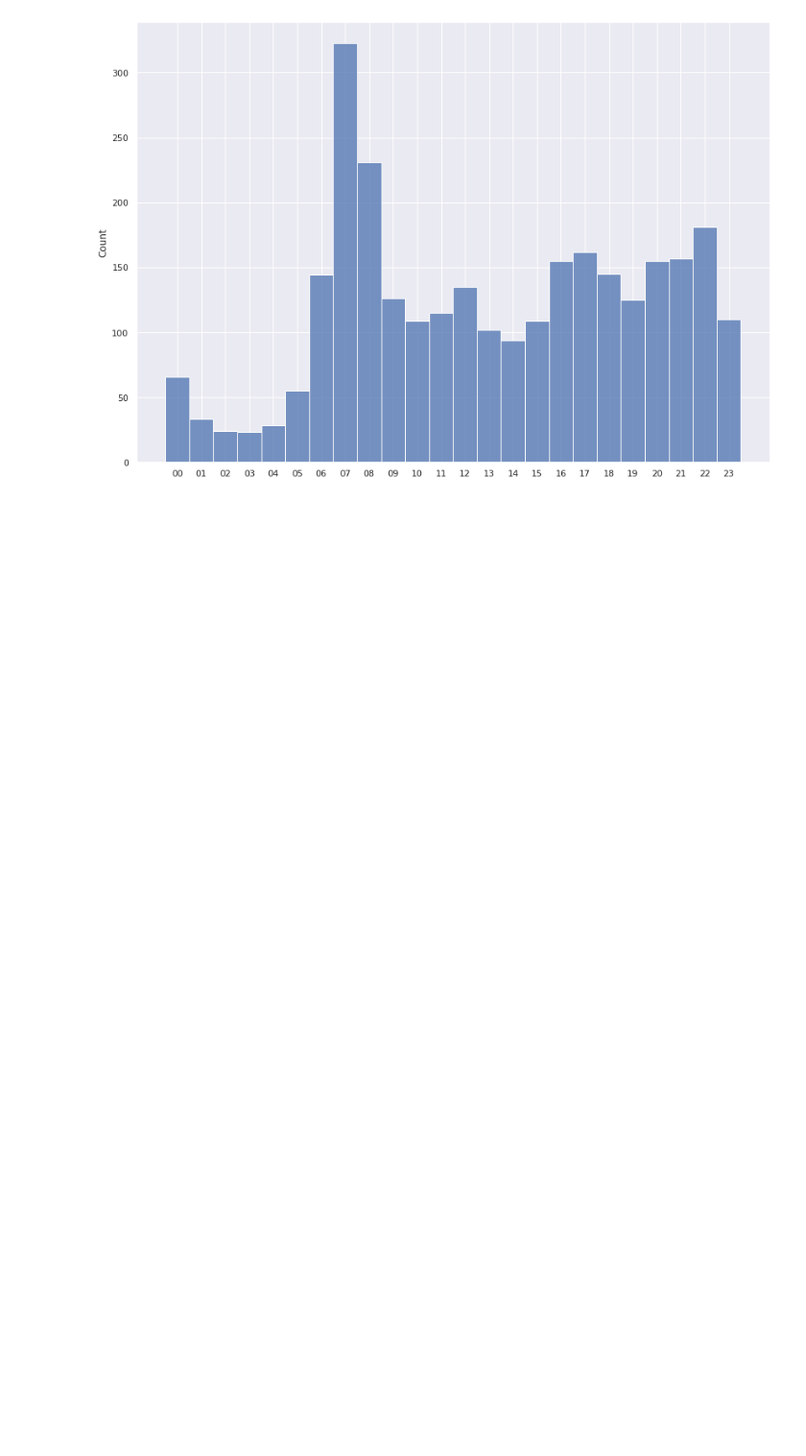
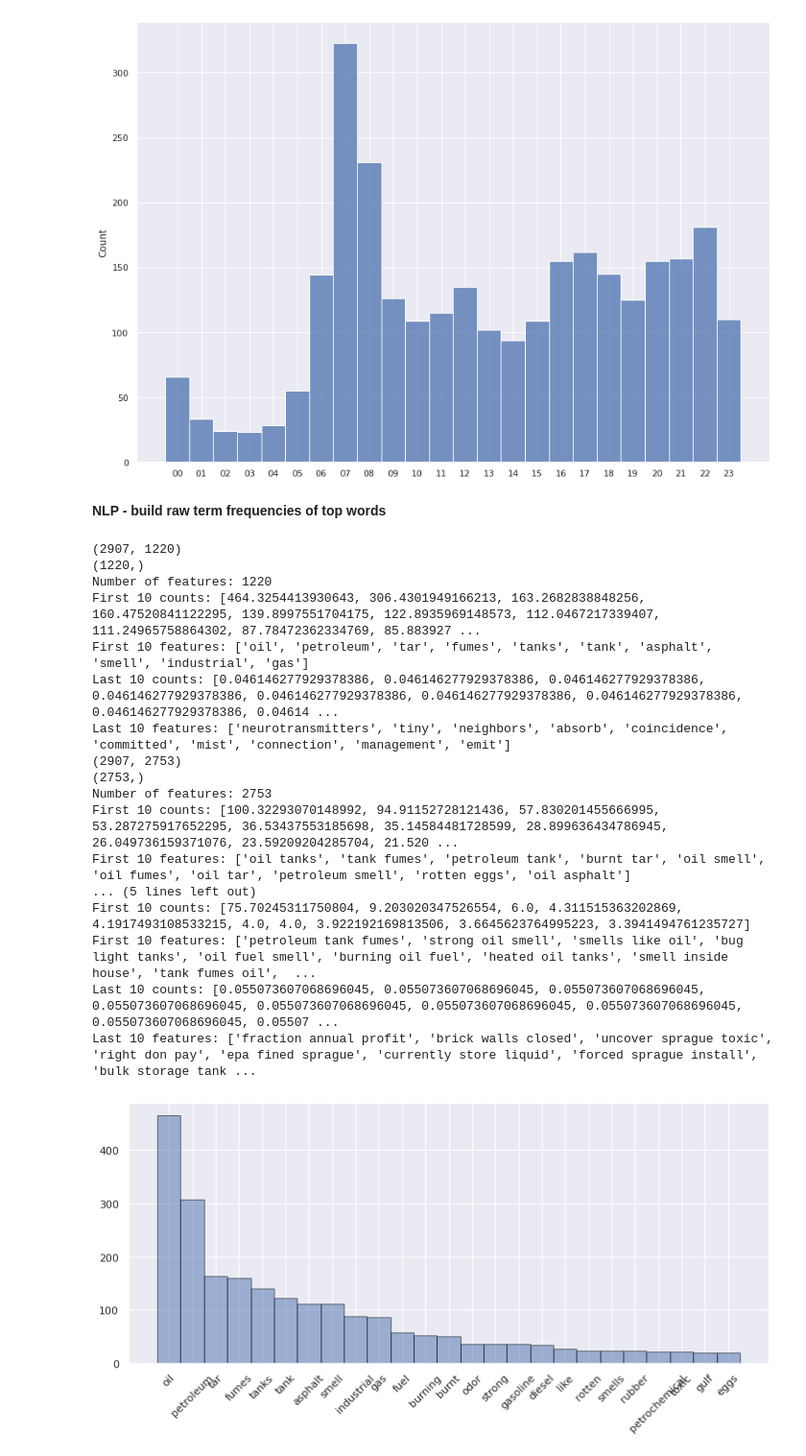
Before and after one commit to radil708/Portland-Air-Particulates-Odor-Investigation, a Jupyter notebook: text_analysis_caroline.ipynb, the cells around one changed output. Shown at 96% size. Drawn from its saved outputs; the diff is of its cells as text; code cells hidden in the pictures; blank space fills up the shorter version.

```diff
--- a/text_analysis_caroline.ipynb
+++ b/text_analysis_caroline.ipynb
@@ -157,3 +161,66 @@ hours = np.array(range(0,25))
 sns.histplot(x=time, stat='count', bins=hours);
 # %% [output]
 [figure]
+# %% [markdown]
+**NLP - build raw term frequencies of top words**
+# %%
+# function for building tfidf vectorizer (Professor's code, from 11-NLP)
+from sklearn.feature_extraction.text import CountVectorizer, TfidfTransformer
+from sklearn.feature_extraction.text import TfidfVectorizer
+
+def build_tfidf(num_words):
+  vectorizer = TfidfVectorizer(stop_words='english', ngram_range=(num_words, num_words))
+
+  # build sparse matrix using smell_text (array of all smell descriptions)
+  sparse_matrix = vectorizer.fit_transform(smell_txt)
+
+  feature_names = vectorizer.get_feature_names()
+
+  # convert to ndarray, then sum terms
+  a = sparse_matrix.toarray().sum(axis=0)
+  print(sparse_matrix.shape)
+  print(a.shape)
+
+  # .argsort() -- returns indicies that would sort the array
+  sorted_indices = np.argsort(-a)
+  sorted_count = [a[i] for i in sorted_indices]
+  sorted_features = [feature_names[i] for i in sorted_indices]
+  print('Number of features:', len(sorted_features))
+  print('First 10 counts:', sorted_count[:10])
+  print('First 10 features:', sorted_features[:10])
+  print('Last 10 counts:', sorted_count[-10:])
+  print('Last 10 features:', sorted_features[-10:])
+
+  return sorted_features, sorted_count
+# %%
+# function for plotting most frequent terms as a bar chart (code from 11-NLP)
+def plot_tfidf(sorted_features, sorted_count):
+  plt.subplots(1,1,figsize=(12,5))
+  plt.bar(sorted_features[:25], sorted_count[:25],
+          width=1, alpha=.5, edgecolor='black')
+  plt.xticks(rotation=45);
+# %%
+# plot with ngram_range = (1,1) and (2,2)
+for i in range(1, 4):
+  num_words = i
+  sorted_features, sorted_count = build_tfidf(num_words)
+  plot_tfidf(sorted_features, sorted_count)
+# %% [output]
+(2907, 1220)
+(1220,)
+Number of features: 1220
+First 10 counts: [464.3254413930643, 306.4301949166213, 163.2682838848256, 160.47520841122295, 139.8997551704175, 122.8935969148573, 112.0467217339407, 111.24965758864302, 87.78472362334769, 85.883927 ...
+First 10 features: ['oil', 'petroleum', 'tar', 'fumes', 'tanks', 'tank', 'asphalt', 'smell', 'industrial', 'gas']
+Last 10 counts: [0.046146277929378386, 0.046146277929378386, 0.046146277929378386, 0.046146277929378386, 0.046146277929378386, 0.046146277929378386, 0.046146277929378386, 0.046146277929378386, 0.04614 ...
+Last 10 features: ['neurotransmitters', 'tiny', 'neighbors', 'absorb', 'coincidence', 'committed', 'mist', 'connection', 'management', 'emit']
+(2907, 2753)
+(2753,)
+Number of features: 2753
+First 10 counts: [100.32293070148992, 94.91152728121436, 57.830201455666995, 53.287275917652295, 36.53437553185698, 35.14584481728599, 28.899636434786945, 26.049736159371076, 23.59209204285704, 21.520 ...
+First 10 features: ['oil tanks', 'tank fumes', 'petroleum tank', 'burnt tar', 'oil smell', 'oil fumes', 'oil tar', 'petroleum smell', 'rotten eggs', 'oil asphalt']
+... (5 lines left out)
+First 10 counts: [75.70245311750804, 9.203020347526554, 6.0, 4.311515363202869, 4.1917493108533215, 4.0, 4.0, 3.922192169813506, 3.6645623764995223, 3.3941494761235727]
+First 10 features: ['petroleum tank fumes', 'strong oil smell', 'smells like oil', 'bug light tanks', 'oil fuel smell', 'burning oil fuel', 'heated oil tanks', 'smell inside house', 'tank fumes oil',  ...
+Last 10 counts: [0.055073607068696045, 0.055073607068696045, 0.055073607068696045, 0.055073607068696045, 0.055073607068696045, 0.055073607068696045, 0.055073607068696045, 0.055073607068696045, 0.05507 ...
+Last 10 features: ['fraction annual profit', 'brick walls closed', 'uncover sprague toxic', 'right don pay', 'epa fined sprague', 'currently store liquid', 'forced sprague install', 'bulk storage tank ...
+[figure, added]
```
Also changed, not shown: parts of 4 cells of this notebook.
